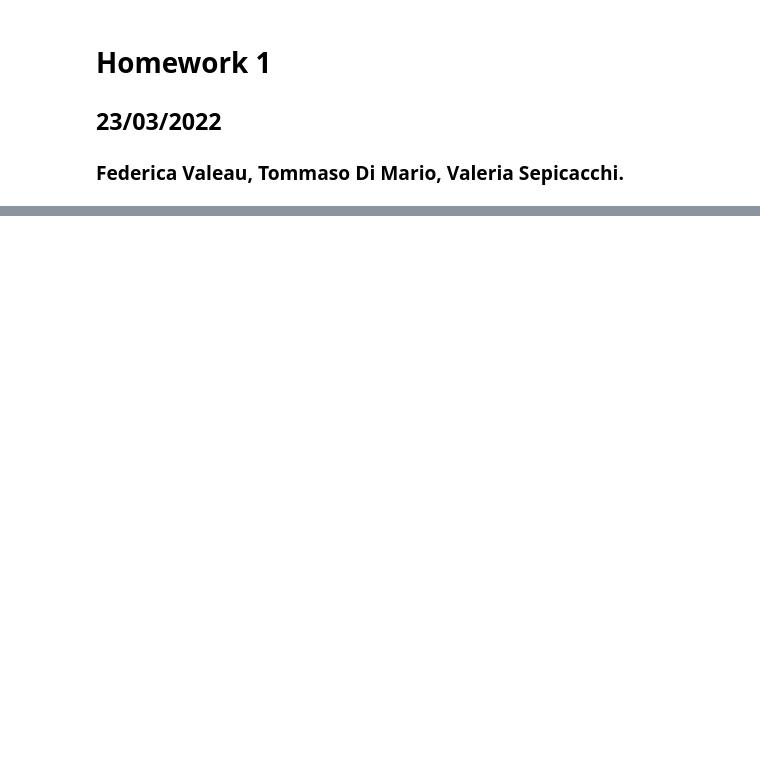
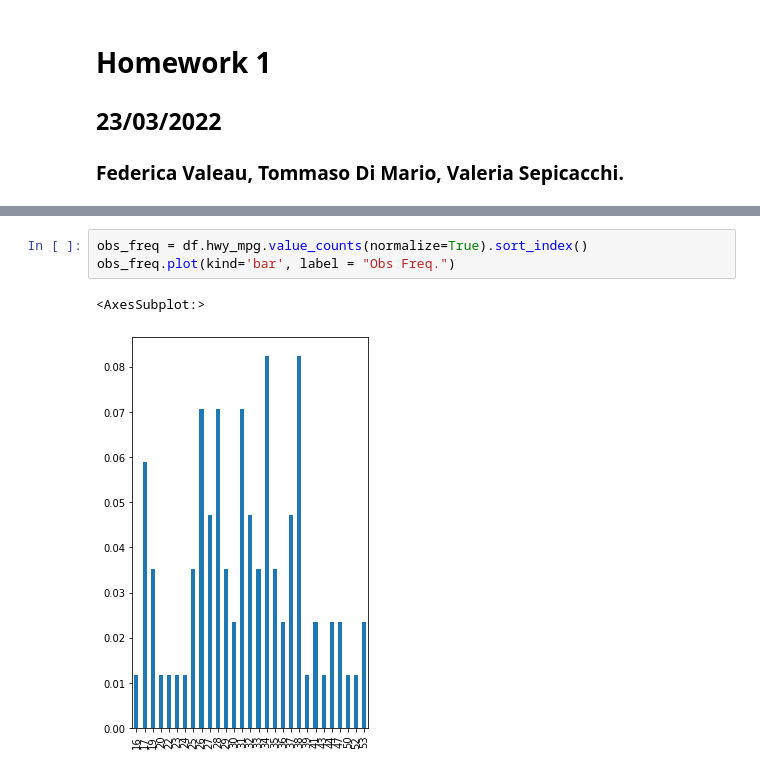
Before and after one commit to tommdim/statistics-101, a Jupyter notebook: hw-1/notebook.ipynb, the cells around one changed output, grey strips where cells are left out. Saved outputs shown, nothing was run; the diff lists cells and outputs as text; blank space fills up the shorter version.

```diff
--- a/hw-1/notebook.ipynb
+++ b/hw-1/notebook.ipynb
@@ -37,0 +237,6 @@ fig.show()
+# %%
+obs_freq = df.hwy_mpg.value_counts(normalize=True).sort_index()
+obs_freq.plot(kind='bar', label = "Obs Freq.")
+# %% [output]
+<AxesSubplot:>
+[figure, added]
```
Also changed, not shown: parts of 12 cells of this notebook.
